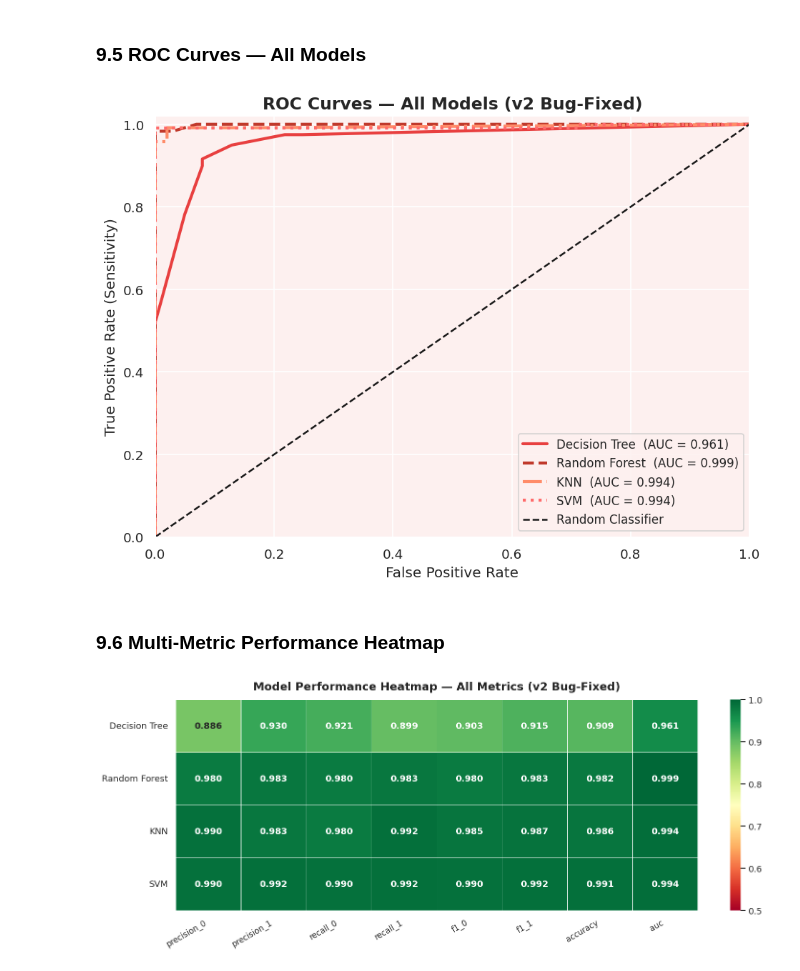
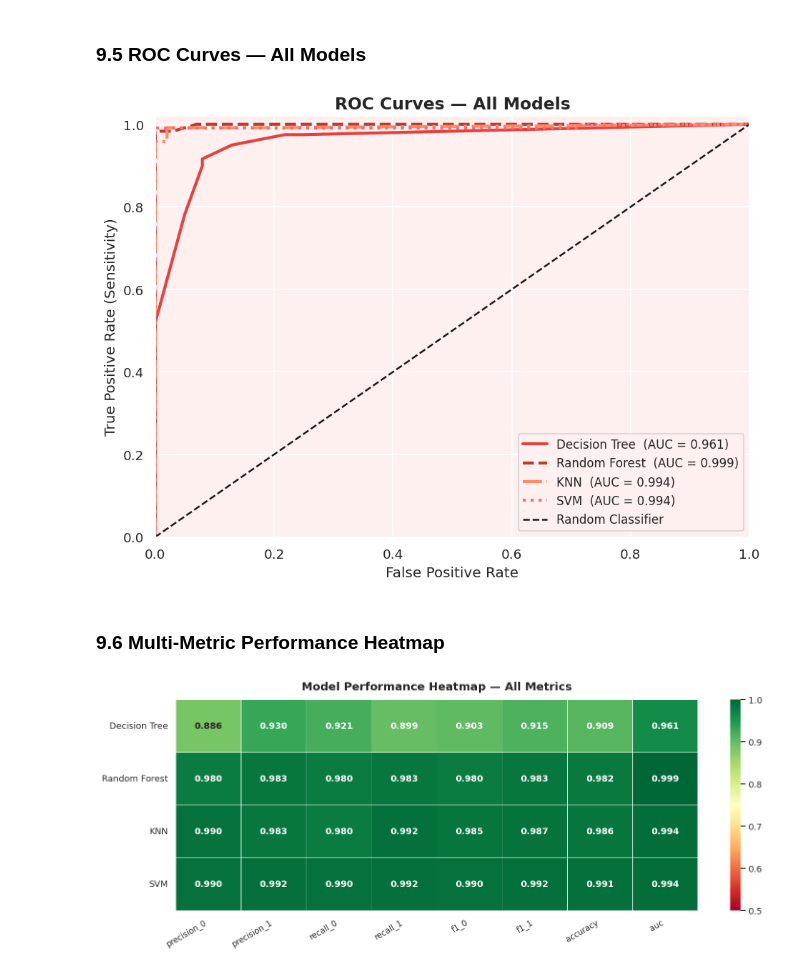
Before and after one commit to Sachin20010517/sca-supervised-prediction-model, a Jupyter notebook: SCA_Prediction_FYP.ipynb, the cells around one changed output. Drawn from its saved outputs; the diff is of its cells as text; code cells hidden in the pictures.

```diff
--- a/SCA_Prediction_FYP.ipynb
+++ b/SCA_Prediction_FYP.ipynb
@@ -987,7 +987,7 @@ for bar, val, name in zip(bars, results_sorted_r['recall_1'], results_sorted_r.i
 ax.set_xlim([0, 1.15])
 ax.set_yticks([])
 ax.set_xlabel('Recall (Sensitivity) — Disease Class', fontsize=12)
-ax.set_title('Recall Comparison Across Models (v2 Bug-Fixed)', fontsize=14, fontweight='bold')
+ax.set_title('Recall Comparison Across Models', fontsize=14, fontweight='bold')
 plt.tight_layout()
 plt.show()
 # %% [output]
@@ -1013,25 +1013,25 @@ plt.show()
 # %%
 fig, ax = plt.subplots(figsize=(8, 6))
 line_styles = ['-', '--', '-.', ':']
 colors_roc  = ['#E84040', '#c0392b', '#FF8C69', '#ff6b6b']
 
 for model, name, ls, color in zip(models, names, line_styles, colors_roc):
     y_prob = model.predict_proba(X_test)[:, 1]
     fpr, tpr, _ = roc_curve(y_test, y_prob)
     roc_auc = auc(fpr, tpr)
     ax.plot(fpr, tpr, lw=2.5, linestyle=ls, color=color,
             label=f'{name}  (AUC = {roc_auc:.3f})')
 
 ax.plot([0, 1], [0, 1], 'k--', lw=1.5, label='Random Classifier')
 ax.set_xlabel('False Positive Rate', fontsize=12)
 ax.set_ylabel('True Positive Rate (Sensitivity)', fontsize=12)
-ax.set_title('ROC Curves — All Models (v2 Bug-Fixed)', fontsize=14, fontweight='bold')
+ax.set_title('ROC Curves — All Models', fontsize=14, fontweight='bold')
 ax.legend(loc='lower right', fontsize=10)
 ax.set_xlim([0, 1]); ax.set_ylim([0, 1.02])
 plt.tight_layout()
 plt.show()
 # %% [output]
-[figure, old version]
+[figure, new version]
 # %% [markdown]
 ### 9.6 Multi-Metric Performance Heatmap
 # %%
@@ -1044,14 +1044,14 @@ sns.heatmap(results[plot_metrics].astype(float),
             vmin=0.5, vmax=1.0,
             linewidths=0.5, linecolor='white',
             annot_kws={'size': 11, 'weight': 'bold'}, ax=ax)
-ax.set_title('Model Performance Heatmap — All Metrics (v2 Bug-Fixed)',
+ax.set_title('Model Performance Heatmap — All Metrics',
              fontsize=14, fontweight='bold', pad=12)
 ax.set_xticklabels(ax.get_xticklabels(), rotation=30, ha='right', fontsize=10)
 ax.set_yticklabels(ax.get_yticklabels(), rotation=0, fontsize=11)
 plt.tight_layout()
 plt.show()
 # %% [output]
-[figure, old version]
+[figure, new version]
 # %% [markdown]
 ---
 ## 9.7 Conclusion
```
Also changed, not shown: parts of 6 cells of this notebook.
